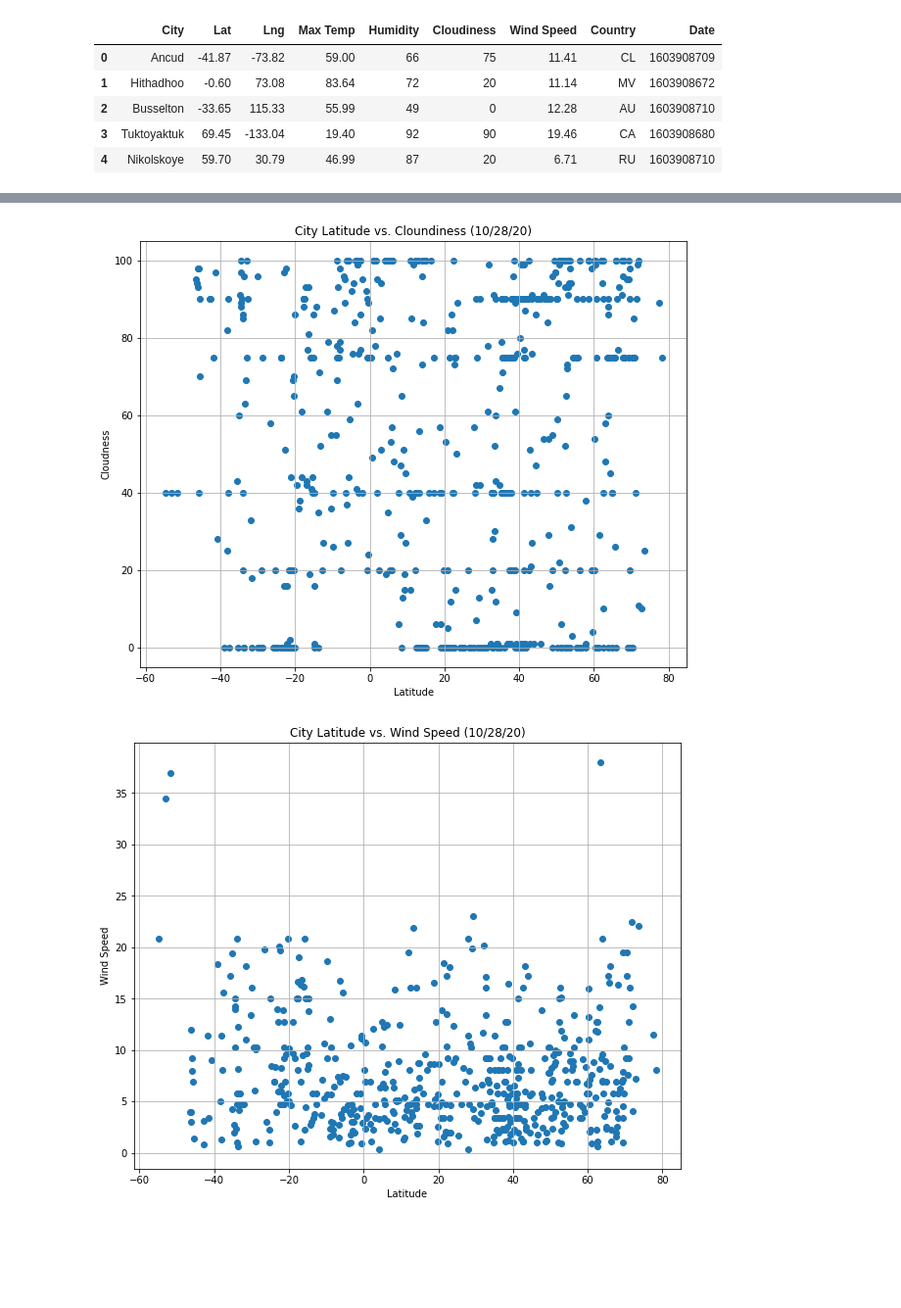
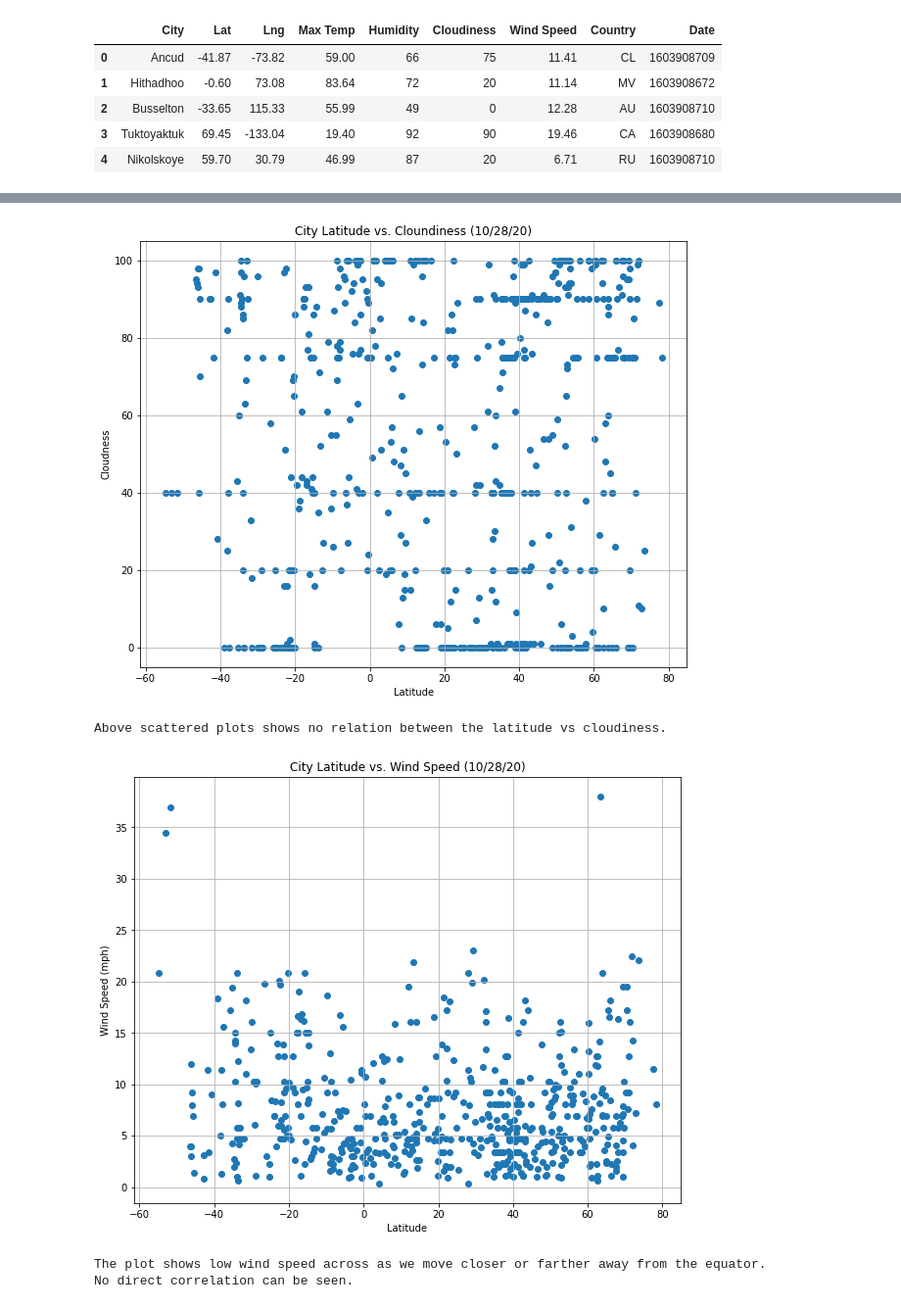
Before and after one commit to paloni-dotcom/Python-API-Challenge, a Jupyter notebook: WeatherPy/WeatherPy.ipynb, the cells around one changed output, grey strips where cells are left out. Shown: that part at 98% size. Cells and saved outputs as stored; diff of their text form; code cells hidden in the pictures; blank space fills up the shorter version.

```diff
--- a/WeatherPy/WeatherPy.ipynb
+++ b/WeatherPy/WeatherPy.ipynb
@@ -159,24 +161,29 @@ plt.savefig("Images/fig2.png")
 # %%
 plt.figure(figsize=(10,8))
 plt.scatter(lat, cloudiness, linewidths=1, marker="o")
-
 plt.title("City Latitude vs. Cloundiness (%s)" % time.strftime("%x"))
 plt.xlabel("Latitude")
 plt.ylabel("Cloudness")
 plt.grid(True)
-
 plt.savefig("Images/fig3.png")
+plt.show()
+print("Above scattered plots shows no relation between the latitude vs cloudiness.")
 # %% [output]
 [figure]
+Above scattered plots shows no relation between the latitude vs cloudiness.
 # %%
 plt.figure(figsize=(10,8))
 plt.scatter(lat, wind_speed, linewidths=1, marker="o")
 
 plt.title("City Latitude vs. Wind Speed (%s)" % time.strftime("%x"))
 plt.xlabel("Latitude")
-plt.ylabel("Wind Speed")
+plt.ylabel("Wind Speed (mph)")
 plt.grid(True)
-
 plt.savefig("Images/fig4.png")
+plt.show()
+print("The plot shows low wind speed across as we move closer or farther away from the equator.")
+print("No direct correlation can be seen.")
 # %% [output]
-[figure, old version]
+[figure, new version]
+The plot shows low wind speed across as we move closer or farther away from the equator.
+No direct correlation can be seen.
```
Also changed, not shown: parts of 11 cells of this notebook, 10 other files.
